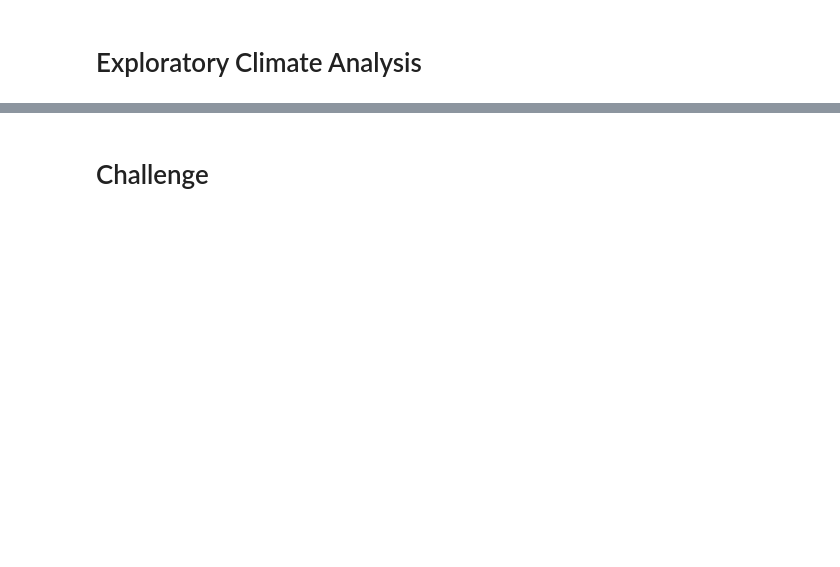
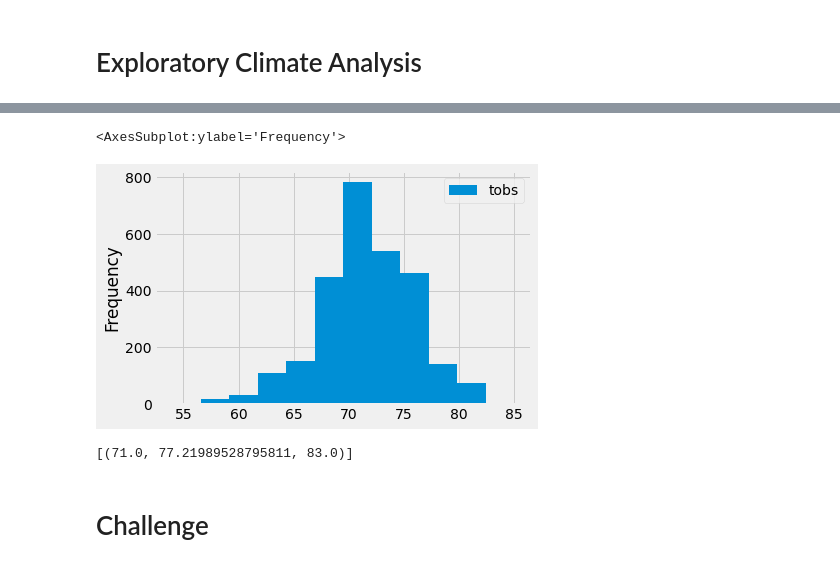
Before and after one commit to bedwardssmith/surfs_up, a Jupyter notebook: climate_analysis.ipynb, the cells around one changed output, grey strips where cells are left out. Drawn from its saved outputs; the diff is of its cells as text; code cells hidden in the pictures; blank space fills up the shorter version.

```diff
--- a/climate_analysis.ipynb
+++ b/climate_analysis.ipynb
@@ -75,14 +99,19 @@ session.query(func.min(Measurement.tobs), func.max(Measurement.tobs), func.avg(M
 # %%
 # Choose the station with the highest number of temperature observations.
 # Query the last 12 months of temperature observation data for this station and plot the results as a histogram
-results = session.query(Measurement.tobs).filter(Measurement.station == 'USC00519281').filter(Measurement.date >= prev_year).all()
-
-
+results = session.query(Measurement.tobs).filter(Measurement.station == 'USC00519281').all()
 df = pd.DataFrame(results, columns=['tobs'])
 df.plot.hist(bins=12)
-plt.tight_layout()
+# %% [output]
+<AxesSubplot:ylabel='Frequency'>
+[figure, added]
 # %%
 # Write a function called `calc_temps` that will accept start date and end date in the format '%Y-%m-%d'
 # and return the minimum, average, and maximum temperatures for that range of dates
+def calc_temps(start_date, end_date):
+    return session.query(func.min(Measurement.tobs), func.avg(Measurement.tobs), func.max(Measurement.tobs)).filter(Measurement.date >= start_date).filter(Measurement.date <= end_date).all()
+print(calc_temps('2017-06-01', '2017-06-30'))
+# %% [output]
+[(71.0, 77.21989528795811, 83.0)]
 # %% [markdown]
 # Challenge
```
Also changed, not shown: parts of 10 cells of this notebook, 1 other file.
